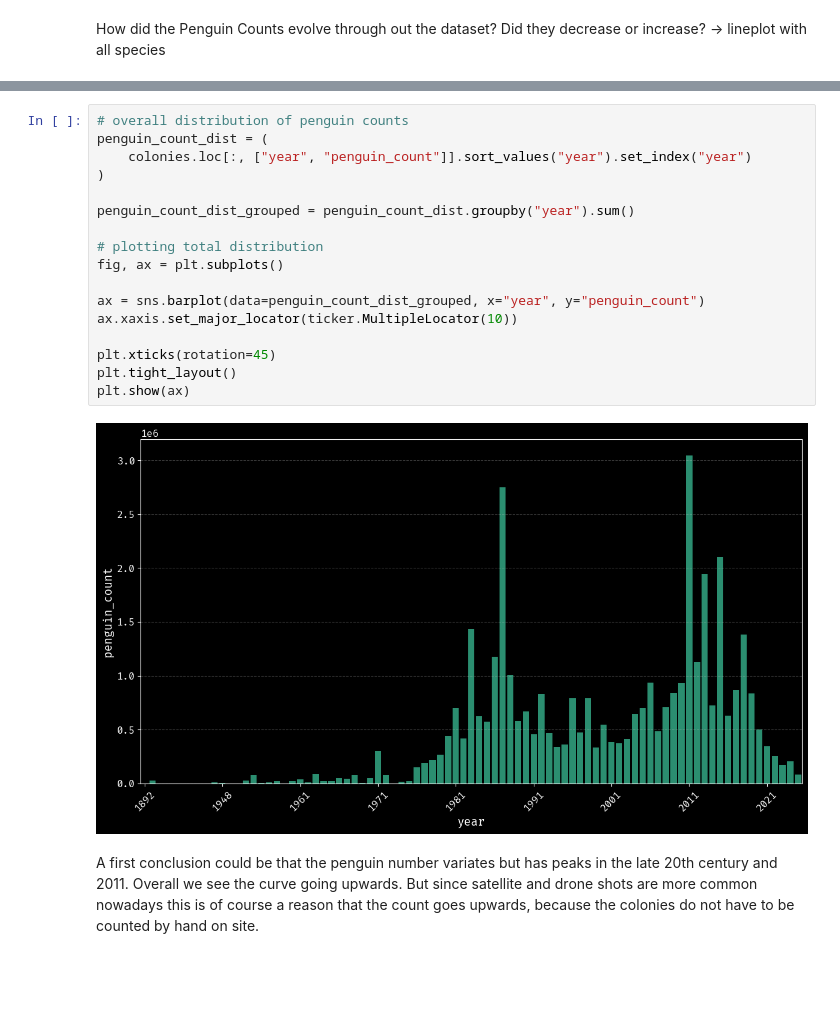
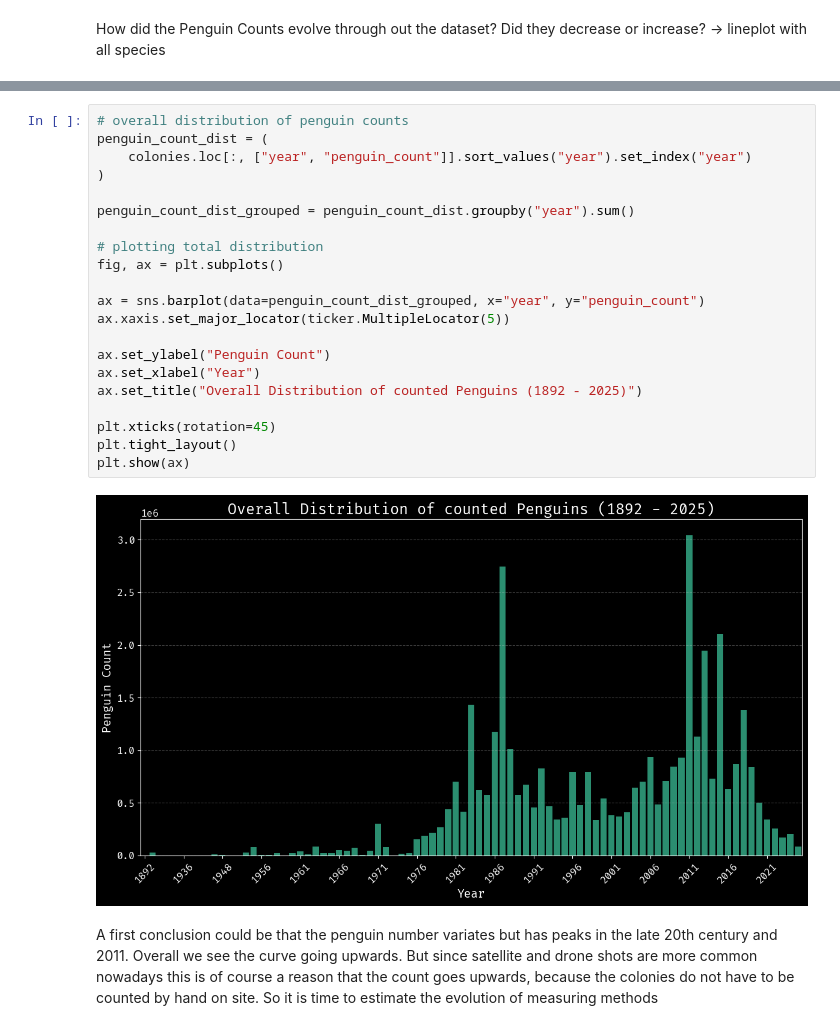
Before and after one commit to MGnified/EDA_antarctic_penguins, a Jupyter notebook: EDA.ipynb, the cells around one changed output, grey strips where cells are left out. Saved outputs shown, nothing was run; the diff lists cells and outputs as text; blank space fills up the shorter version.

```diff
--- a/EDA.ipynb
+++ b/EDA.ipynb
@@ -204,21 +201,25 @@ plt.show(g)
 # %%
 # overall distribution of penguin counts
 penguin_count_dist = (
     colonies.loc[:, ["year", "penguin_count"]].sort_values("year").set_index("year")
 )
 
 penguin_count_dist_grouped = penguin_count_dist.groupby("year").sum()
 
 # plotting total distribution
 fig, ax = plt.subplots()
 
 ax = sns.barplot(data=penguin_count_dist_grouped, x="year", y="penguin_count")
-ax.xaxis.set_major_locator(ticker.MultipleLocator(10))
+ax.xaxis.set_major_locator(ticker.MultipleLocator(5))
+
+ax.set_ylabel("Penguin Count")
+ax.set_xlabel("Year")
+ax.set_title("Overall Distribution of counted Penguins (1892 - 2025)")
 
 plt.xticks(rotation=45)
 plt.tight_layout()
 plt.show(ax)
 # %% [output]
-[figure, old version]
+[figure, new version]
 # %% [markdown]
-A first conclusion could be that the penguin number variates but has peaks in the late 20th century and 2011. Overall we see the curve going upwards. But since satellite and drone shots are more common nowadays this is of course a reason that the count goes upwards, because the colonies do not have to be counted by hand on site.
+A first conclusion could be that the penguin number variates but has peaks in the late 20th century and 2011. Overall we see the curve going upwards. But since satellite and drone shots are more common nowadays this is of course a reason that the count goes upwards, because the colonies do not have to be counted by hand on site. So it is time to estimate the evolution of measuring methods
```
Also changed, not shown: parts of 8 cells of this notebook.
